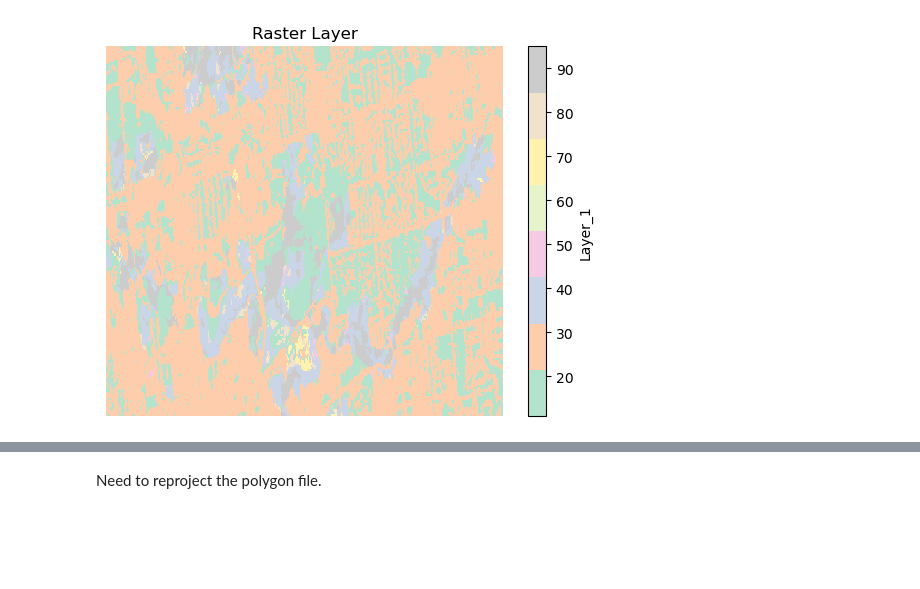
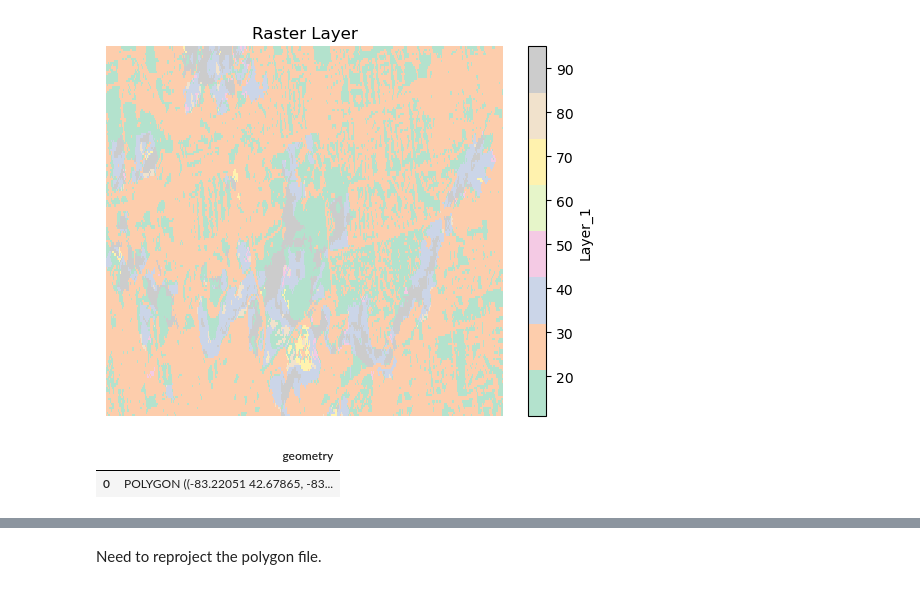
Before and after one commit to misken/geonewb_python, a Jupyter notebook: notebooks/geospatial_aap_dev.ipynb, the cells around one changed output, grey strips where cells are left out. Cells and saved outputs as stored; diff of their text form; code cells hidden in the pictures; blank space fills up the shorter version.

```diff
--- a/notebooks/geospatial_aap_dev.ipynb
+++ b/notebooks/geospatial_aap_dev.ipynb
@@ -270,9 +273,12 @@ plt.show()
 # %% [output]
 [figure]
 # %%
-ou_extent_file = Path(Path.cwd(), 'data', 'ou_boundary.gpkg')
+ou_extent_file = Path(Path.cwd(), '../data', 'ou_boundary.gpkg')
 ou_extent = gpd.read_file(ou_extent_file)
 ou_extent
+# %% [output]
+|  | geometry |
+| 0 | POLYGON ((-83.22051 42.67865, -83... |
 # %%
 print('crop extent crs: ', ou_extent.crs)
 print('nlcd crs: ', ou_landcover_2001_ds.rio.crs)
```
Also changed, not shown: parts of 8 cells of this notebook, 2 other files.
